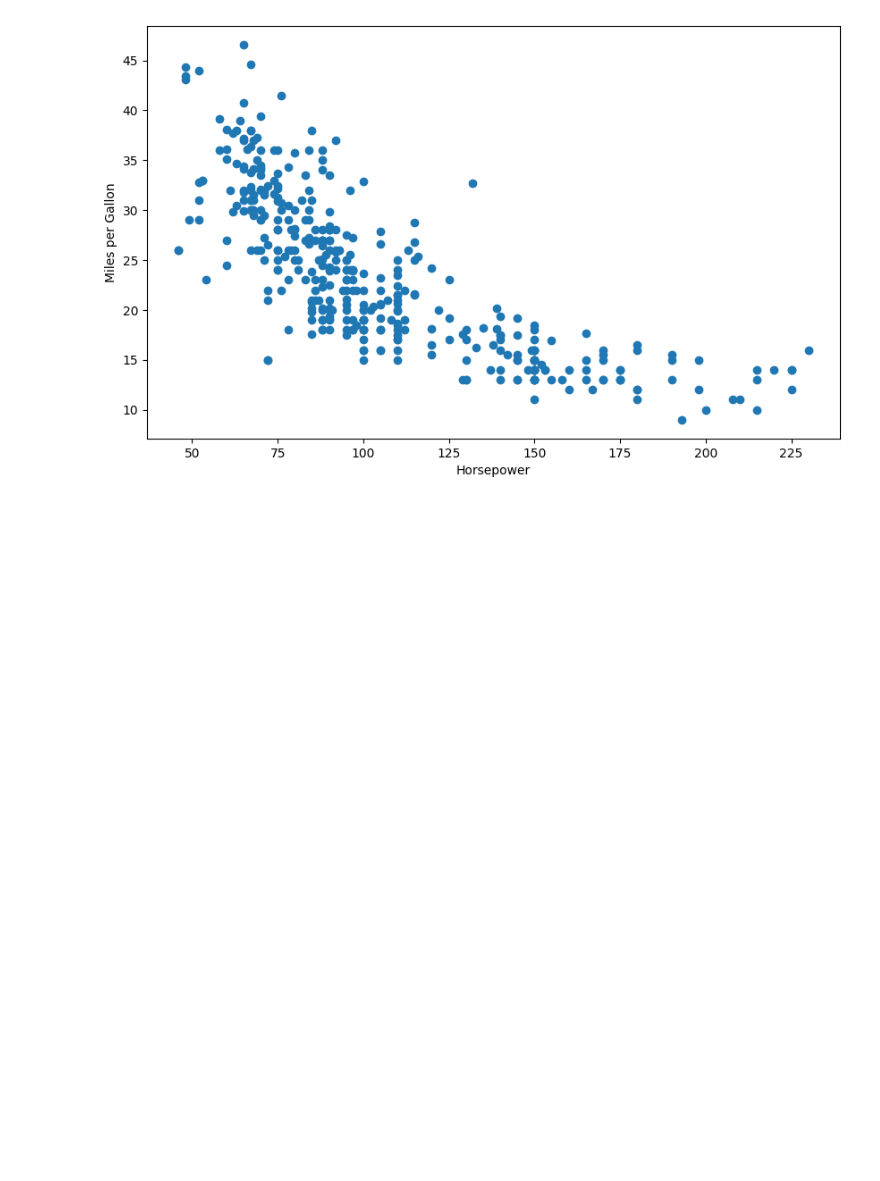
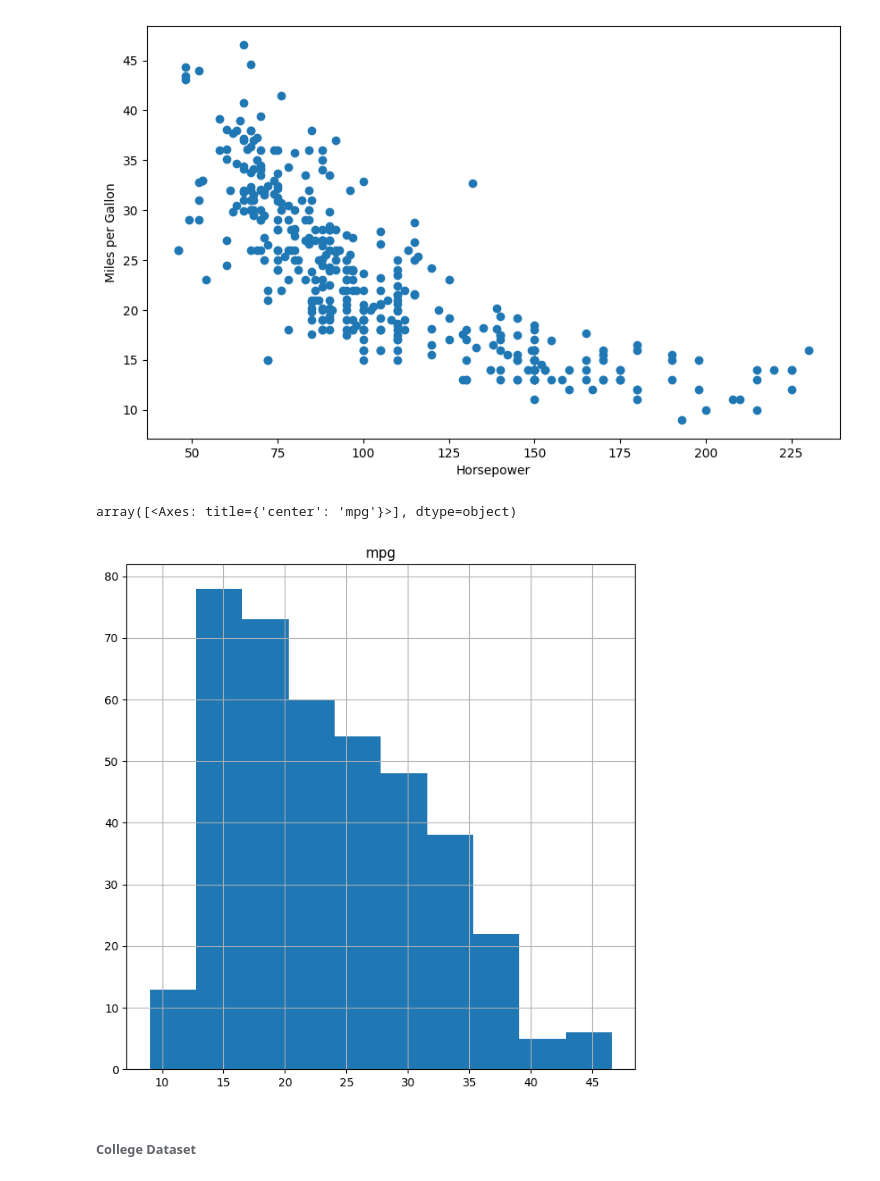
Before and after one commit to simon-a-schmitt/ISLP-Labs, a Jupyter notebook: Introduction.ipynb, the cells around one changed output. Saved outputs shown, nothing was run; the diff lists cells and outputs as text; code cells hidden in the pictures; blank space fills up the shorter version.

```diff
--- a/Introduction.ipynb
+++ b/Introduction.ipynb
@@ -123,3 +123,13 @@ ax.scatter(df_auto_2['horsepower'], df_auto_2['mpg'], marker='o');
 plt.show()
 # %% [output]
 [figure]
+# %%
+df_auto['cylinders'] = df_auto['cylinders'].astype('category')
+# %%
+fig, ax = plt.subplots(figsize=(8, 8))
+df_auto.hist('mpg', ax=ax)
+# %% [output]
+array([<Axes: title={'center': 'mpg'}>], dtype=object)
+[figure, added]
+# %% [markdown]
+###### College Dataset
```
Also changed, not shown: parts of 12 cells of this notebook.
